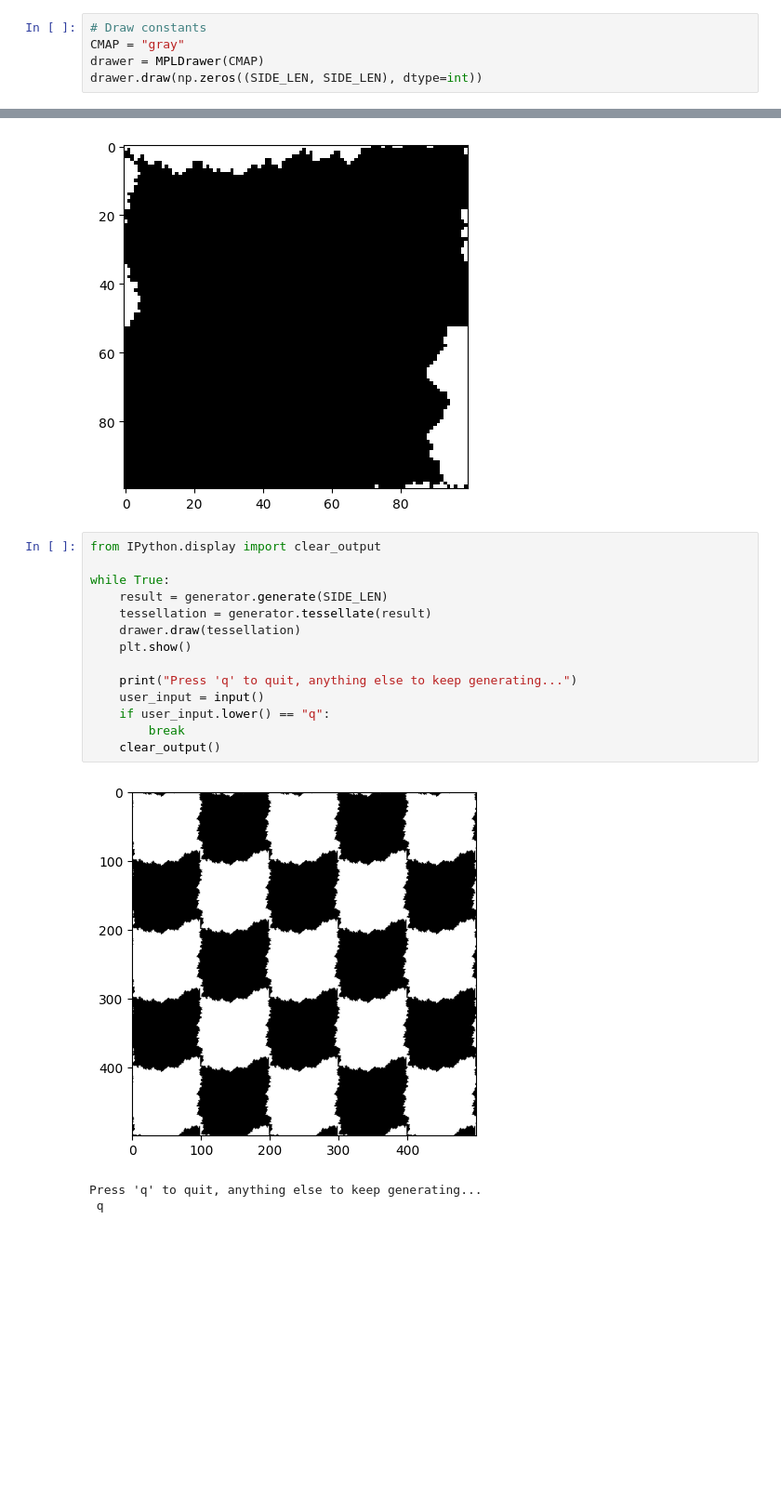
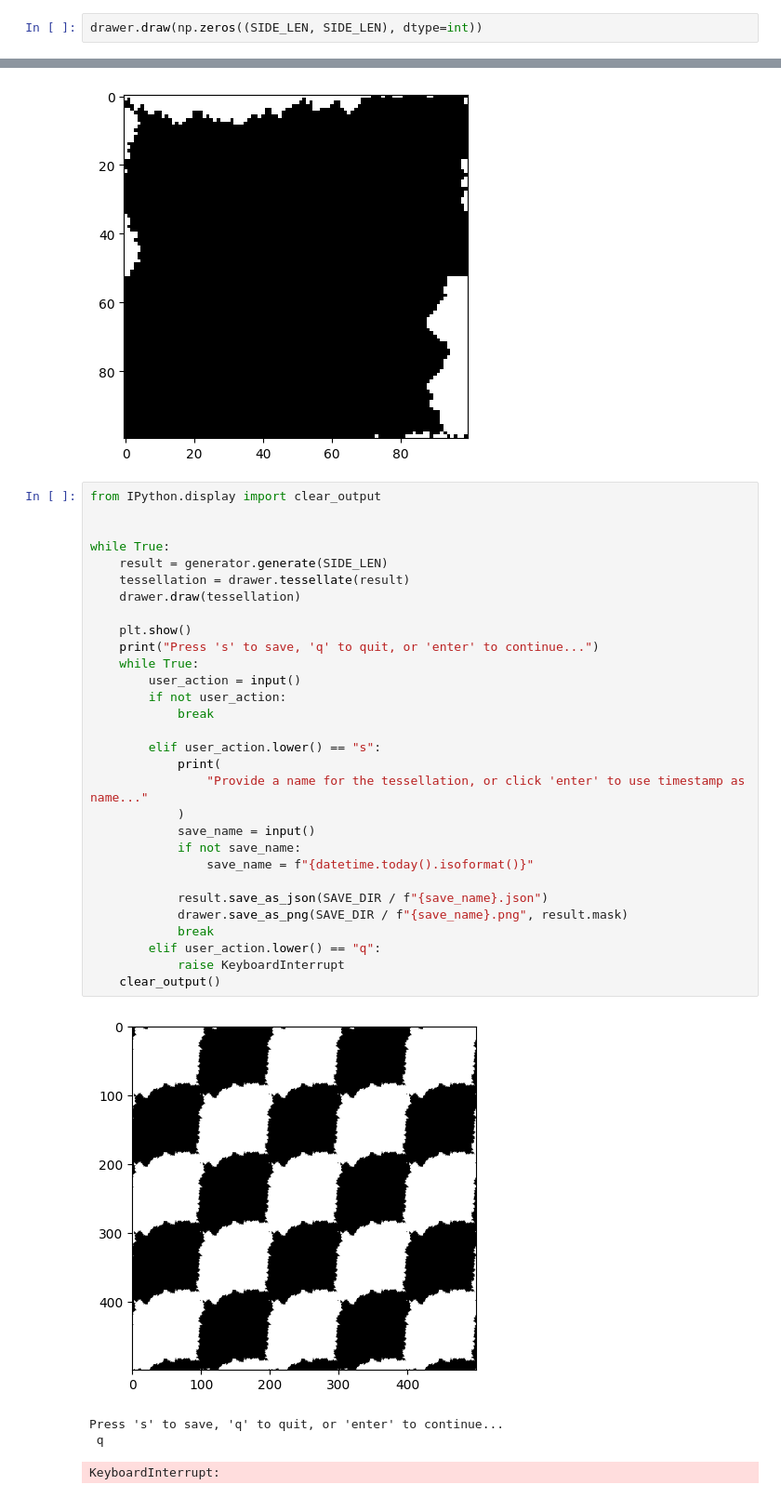
Before and after one commit to adachille/tessellation, a Jupyter notebook: examples/00_rng_tessellation.ipynb, the cells around one changed output, grey strips where cells are left out. Shown at 93% size. Drawn from its saved outputs; the diff is of its cells as text; blank space fills up the shorter version.

```diff
--- a/examples/00_rng_tessellation.ipynb
+++ b/examples/00_rng_tessellation.ipynb
@@ -28,7 +34,4 @@ SIDE_LEN = 100
 # %%
-# Draw constants
-CMAP = "gray"
-drawer = MPLDrawer(CMAP)
 drawer.draw(np.zeros((SIDE_LEN, SIDE_LEN), dtype=int))
 # %% [output]
 [figure]
@@ -40,21 +43,38 @@ result = generator.generate(SIDE_LEN)
 drawer.draw(result.mask)
 # %% [output]
 [figure]
-# %%
-from IPython.display import clear_output
-
-while True:
-    result = generator.generate(SIDE_LEN)
-    tessellation = generator.tessellate(result)
-    drawer.draw(tessellation)
-    plt.show()
-
-    print("Press 'q' to quit, anything else to keep generating...")
-    user_input = input()
-    if user_input.lower() == "q":
-        break
-    clear_output()
-# %% [output]
-[figure, removed]
-Press 'q' to quit, anything else to keep generating...
- q
+# %%
+from IPython.display import clear_output
+
+
+while True:
+    result = generator.generate(SIDE_LEN)
+    tessellation = drawer.tessellate(result)
+    drawer.draw(tessellation)
+
+    plt.show()
+    print("Press 's' to save, 'q' to quit, or 'enter' to continue...")
+    while True:
+        user_action = input()
+        if not user_action:
+            break
+
+        elif user_action.lower() == "s":
+            print(
+                "Provide a name for the tessellation, or click 'enter' to use timestamp as name..."
+            )
+            save_name = input()
+            if not save_name:
+                save_name = f"{datetime.today().isoformat()}"
+
+            result.save_as_json(SAVE_DIR / f"{save_name}.json")
+            drawer.save_as_png(SAVE_DIR / f"{save_name}.png", result.mask)
+            break
+        elif user_action.lower() == "q":
+            raise KeyboardInterrupt
+    clear_output()
+# %% [output]
+[figure, added]
+Press 's' to save, 'q' to quit, or 'enter' to continue...
+ q
+KeyboardInterrupt:
```
Also changed, not shown: parts of 3 cells of this notebook, 1 other file.
